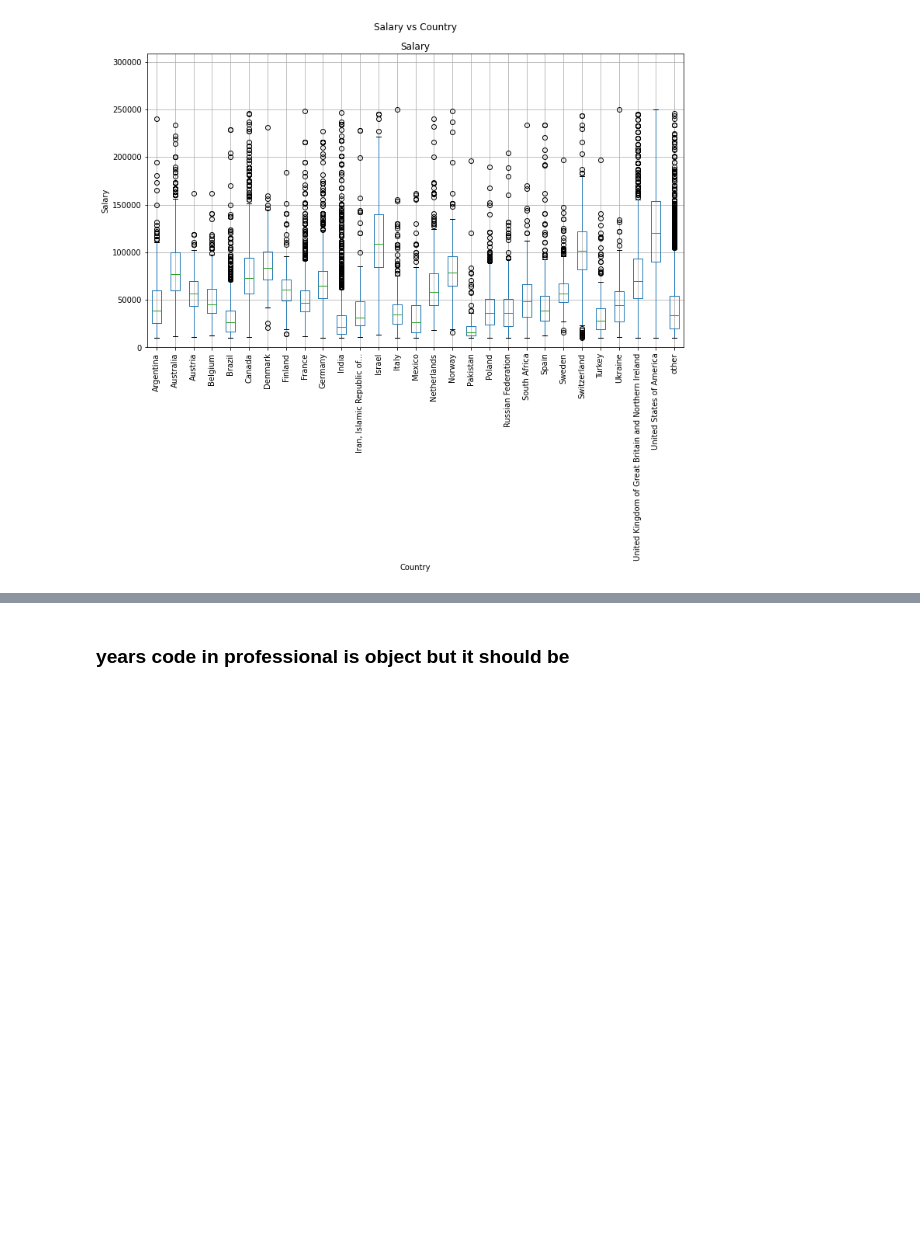
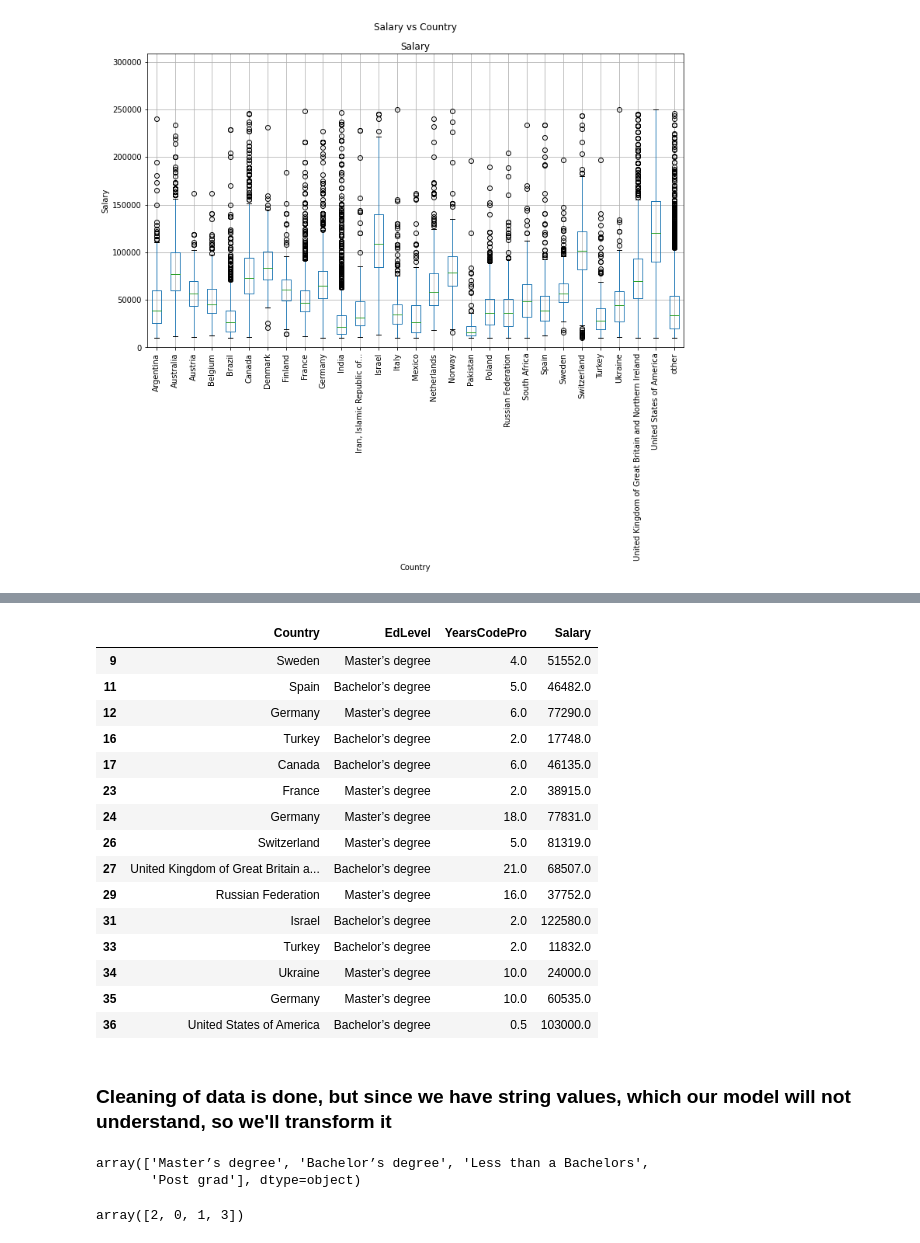
Before and after one commit to vinay030901/Machine-Learning, a Jupyter notebook: Mini Project/SalaryPrediction.ipynb, the cells around one changed output, grey strips where cells are left out. Saved outputs shown, nothing was run; the diff lists cells and outputs as text; code cells hidden in the pictures; blank space fills up the shorter version.

```diff
--- a/Mini Project/SalaryPrediction.ipynb
+++ b/Mini Project/SalaryPrediction.ipynb
@@ -345,3 +365,34 @@ dtypes: float64(1), object(3)
 memory usage: 1.3+ MB
-# %% [markdown]
-### years code in professional is object but it should be
+# %%
+df.head(15)
+# %% [output]
+|  | Country | EdLevel | YearsCodePro | Salary |
+| 9 | Sweden | Master’s degree | 4.0 | 51552.0 |
+| 11 | Spain | Bachelor’s degree | 5.0 | 46482.0 |
+| 12 | Germany | Master’s degree | 6.0 | 77290.0 |
+| 16 | Turkey | Bachelor’s degree | 2.0 | 17748.0 |
+| 17 | Canada | Bachelor’s degree | 6.0 | 46135.0 |
+| 23 | France | Master’s degree | 2.0 | 38915.0 |
+| 24 | Germany | Master’s degree | 18.0 | 77831.0 |
+| 26 | Switzerland | Master’s degree | 5.0 | 81319.0 |
+| 27 | United Kingdom of Great Britain a... | Bachelor’s degree | 21.0 | 68507.0 |
+| 29 | Russian Federation | Master’s degree | 16.0 | 37752.0 |
+| 31 | Israel | Bachelor’s degree | 2.0 | 122580.0 |
+| 33 | Turkey | Bachelor’s degree | 2.0 | 11832.0 |
+| 34 | Ukraine | Master’s degree | 10.0 | 24000.0 |
+| 35 | Germany | Master’s degree | 10.0 | 60535.0 |
+| 36 | United States of America | Bachelor’s degree | 0.5 | 103000.0 |
+# %% [markdown]
+### Cleaning of data is done, but since we have string values, which our model will not understand, so we'll transform it
+# %%
+df.EdLevel.unique()
+# %% [output]
+array(['Master’s degree', 'Bachelor’s degree', 'Less than a Bachelors',
+       'Post grad'], dtype=object)
+# %%
+from sklearn.preprocessing import LabelEncoder
+le_edu = LabelEncoder()
+df.EdLevel=le_edu.fit_transform(df.EdLevel)
+df.EdLevel.unique()
+# %% [output]
+array([2, 0, 1, 3])
```
Also changed, not shown: parts of 53 cells of this notebook, 21 other files.
